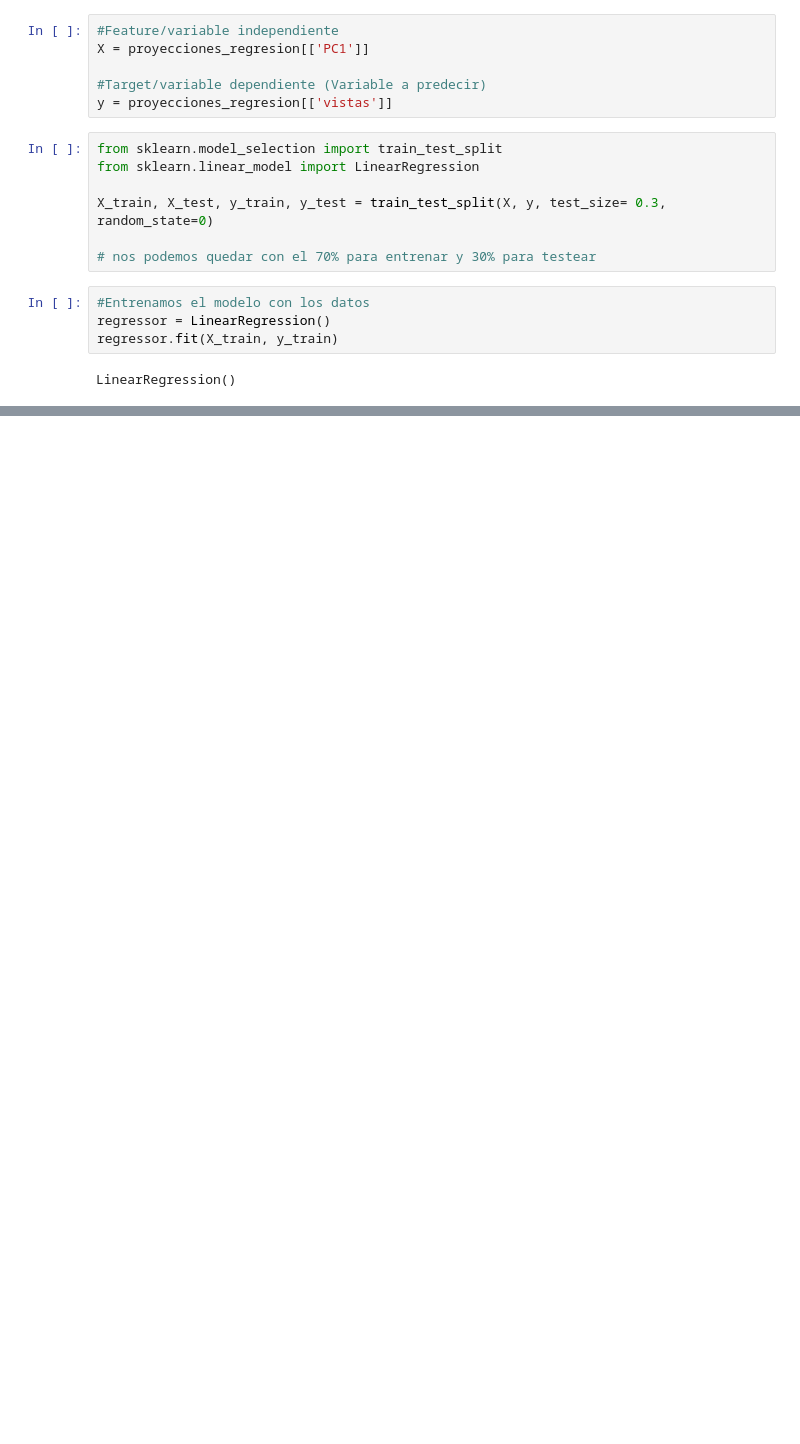
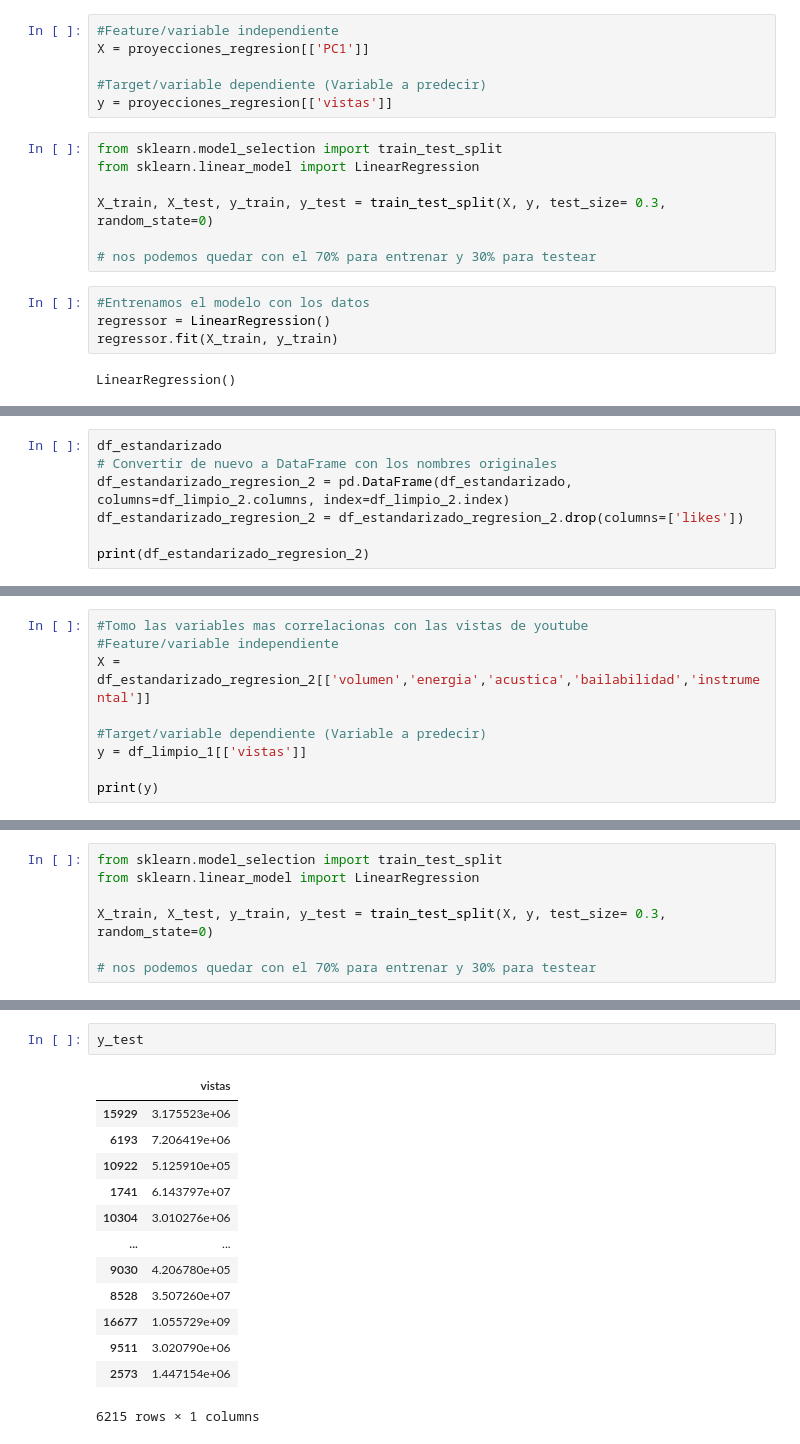
Before and after one commit to federico-700/TP1_spotify_youtube, a Jupyter notebook: Proyecto_spotify_youtube_parte_1_Domañski.ipynb, the cells around one changed output, grey strips where cells are left out. Saved outputs shown, nothing was run; the diff lists cells and outputs as text; blank space fills up the shorter version.

Commit message:
Modelo de regresión 1 y 2,  rendimiento insatisfactorio. Sera el modelo? los datos? Conclusiones

```diff
--- a/Proyecto_spotify_youtube_parte_1_Domañski.ipynb
+++ b/Proyecto_spotify_youtube_parte_1_Domañski.ipynb
@@ -1267,0 +1331,7 @@ Mean Squared Error (MSE): 38550397799235416.000
+# %%
+df_estandarizado
+# Convertir de nuevo a DataFrame con los nombres originales
+df_estandarizado_regresion_2 = pd.DataFrame(df_estandarizado, columns=df_limpio_2.columns, index=df_limpio_2.index)
+df_estandarizado_regresion_2 = df_estandarizado_regresion_2.drop(columns=['likes'])
+
+print(df_estandarizado_regresion_2)
@@ -1267,0 +1359,9 @@ Mean Squared Error (MSE): 38550397799235416.000
+# %%
+#Tomo las variables mas correlacionas con las vistas de youtube
+#Feature/variable independiente
+X = df_estandarizado_regresion_2[['volumen','energia','acustica','bailabilidad','instrumental']]
+
+#Target/variable dependiente (Variable a predecir)
+y = df_limpio_1[['vistas']]
+
+print(y)
@@ -1267,0 +1383,7 @@ Mean Squared Error (MSE): 38550397799235416.000
+# %%
+from sklearn.model_selection import train_test_split
+from sklearn.linear_model import LinearRegression
+
+X_train, X_test, y_train, y_test = train_test_split(X, y, test_size= 0.3, random_state=0)
+
+# nos podemos quedar con el 70% para entrenar y 30% para testear
@@ -1267,0 +1419,16 @@ Mean Squared Error (MSE): 38550397799235416.000
+# %%
+y_test
+# %% [output]
+|  | vistas |
+| 15929 | 3.175523e+06 |
+| 6193 | 7.206419e+06 |
+| 10922 | 5.125910e+05 |
+| 1741 | 6.143797e+07 |
+| 10304 | 3.010276e+06 |
+| ... | ... |
+| 9030 | 4.206780e+05 |
+| 8528 | 3.507260e+07 |
+| 16677 | 1.055729e+09 |
+| 9511 | 3.020790e+06 |
+| 2573 | 1.447154e+06 |
+6215 rows × 1 columns
```
Also changed, not shown: parts of 64 cells of this notebook.
